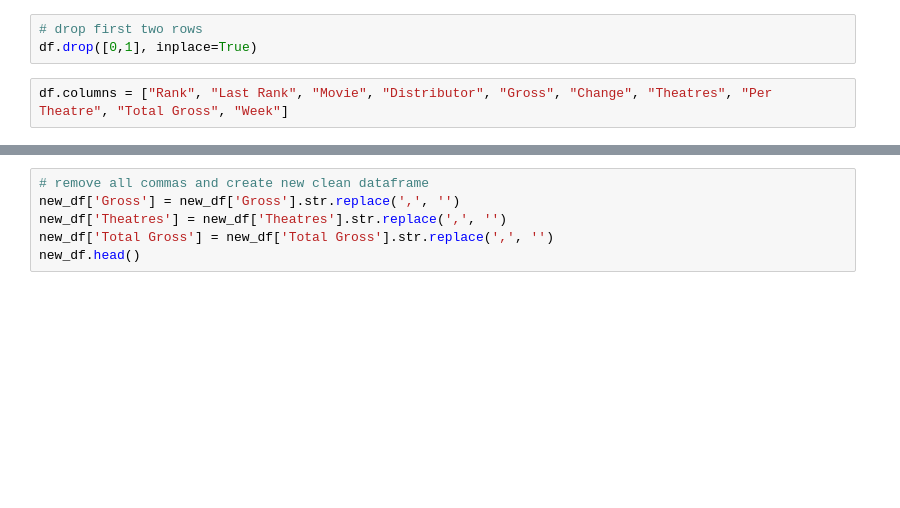
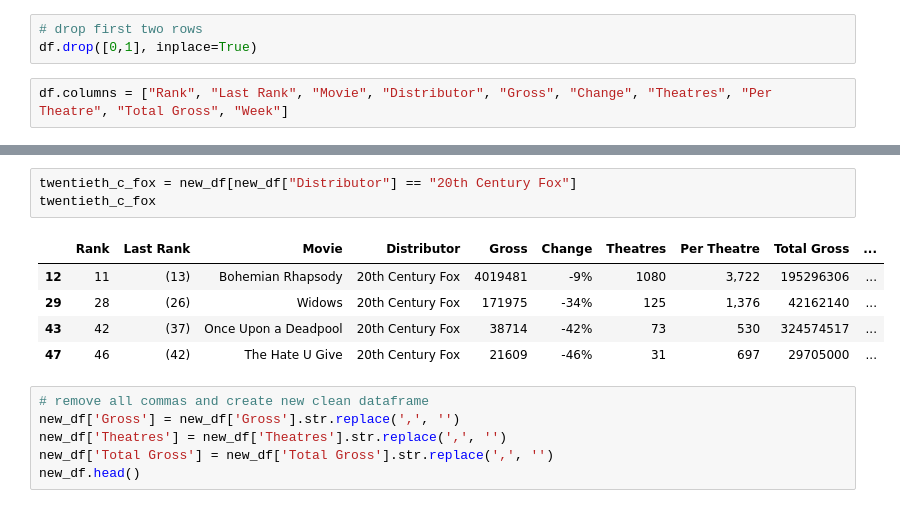
Before and after one commit to elsantonato/13-Project_2-Group_7, a Jupyter notebook: lisa_subfolder/The-Numbers_ETL_Lisa.ipynb, the cells around one changed output, grey strips where cells are left out. Drawn from its saved outputs; the diff is of its cells as text; blank space fills up the shorter version.

```diff
--- a/lisa_subfolder/The-Numbers_ETL_Lisa.ipynb
+++ b/lisa_subfolder/The-Numbers_ETL_Lisa.ipynb
@@ -96,3 +154,12 @@ new_df.head()
+# %%
+twentieth_c_fox = new_df[new_df["Distributor"] == "20th Century Fox"]
+twentieth_c_fox
+# %% [output]
+|  | Rank | Last Rank | Movie | Distributor | Gross | Change | Theatres | Per Theatre | Total Gross | ... |
+| 12 | 11 | (13) | Bohemian Rhapsody | 20th Century Fox | 4019481 | -9% | 1080 | 3,722 | 195296306 | ... |
+| 29 | 28 | (26) | Widows | 20th Century Fox | 171975 | -34% | 125 | 1,376 | 42162140 | ... |
+| 43 | 42 | (37) | Once Upon a Deadpool | 20th Century Fox | 38714 | -42% | 73 | 530 | 324574517 | ... |
+| 47 | 46 | (42) | The Hate U Give | 20th Century Fox | 21609 | -46% | 31 | 697 | 29705000 | ... |
 # %%
 # remove all commas and create new clean dataframe
 new_df['Gross'] = new_df['Gross'].str.replace(',', '')
```
Also changed, not shown: parts of 10 cells of this notebook.
